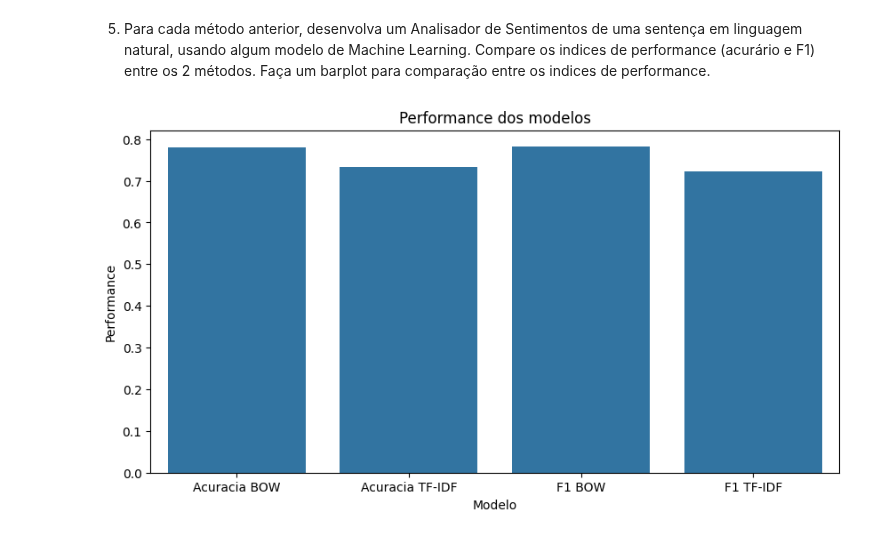
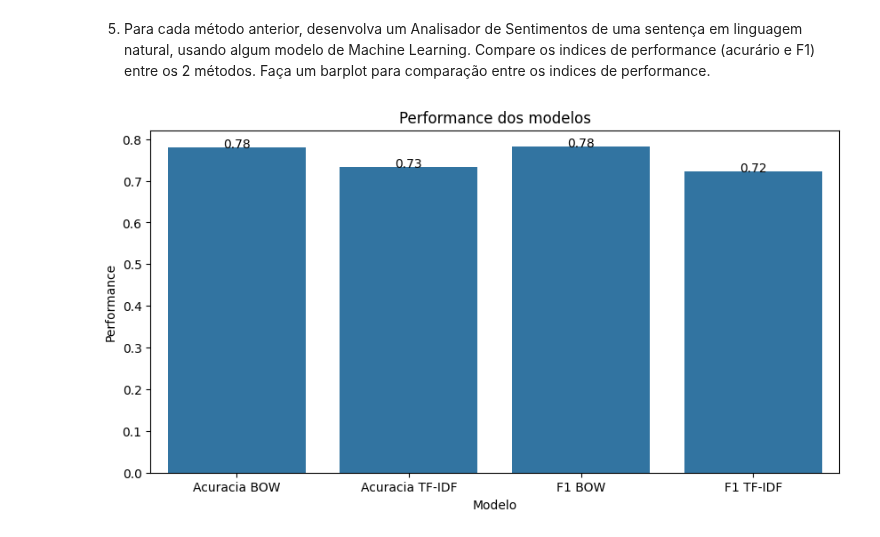
Before and after one commit to clairtonluz/MBA-em-ciencia-de-dados, a Jupyter notebook: Mineracao de Texto/exercicios/EXERCICIO-3- MINERACAO DE TEXTO- 2025.ipynb, the cells around one changed output. Drawn from its saved outputs; the diff is of its cells as text; code cells hidden in the pictures.

```diff
--- a/Mineracao de Texto/exercicios/EXERCICIO-3- MINERACAO DE TEXTO- 2025.ipynb
+++ b/Mineracao de Texto/exercicios/EXERCICIO-3- MINERACAO DE TEXTO- 2025.ipynb
@@ -232,9 +232,11 @@ f1_ftidf=f1_score(y_test,y_pred,average='weighted')
 # %%
 plt.figure(figsize=(10,5))
 sns.barplot(x=['Acuracia BOW','Acuracia TF-IDF','F1 BOW','F1 TF-IDF'],y=[acuracia_bow,acuracia_ftidf,f1_bow,f1_ftidf])
 plt.title('Performance dos modelos')
 plt.ylabel('Performance')
 plt.xlabel('Modelo')
+for i in range(4):
+    plt.text(i, [acuracia_bow,acuracia_ftidf,f1_bow,f1_ftidf][i], round([acuracia_bow,acuracia_ftidf,f1_bow,f1_ftidf][i],2), ha = 'center')
 plt.show()
 # %% [output]
-[figure, old version]
+[figure, new version]
```
Also changed, not shown: parts of 2 cells of this notebook.
